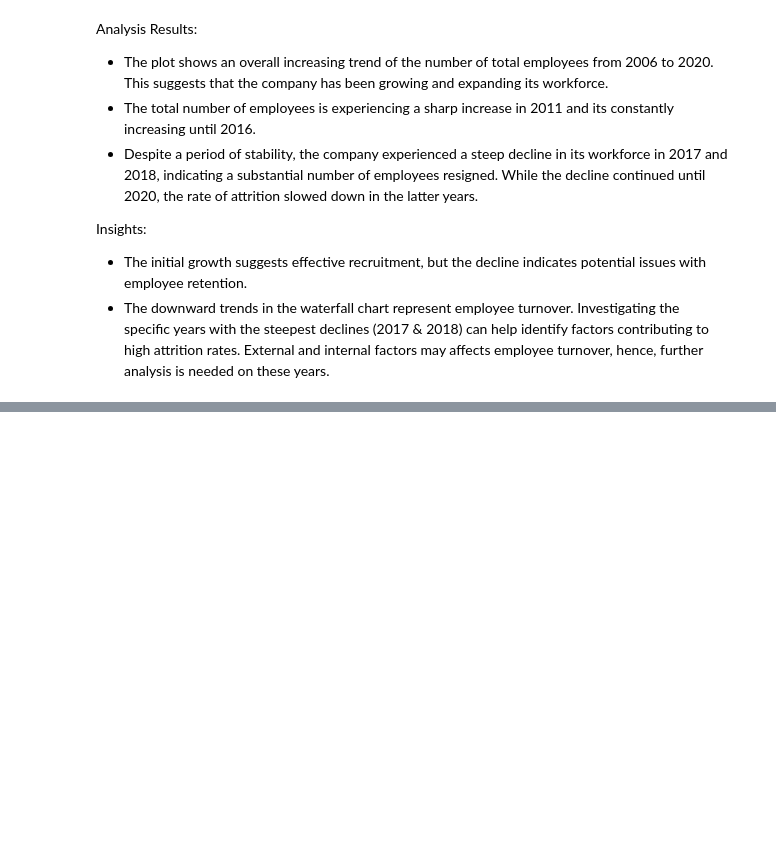
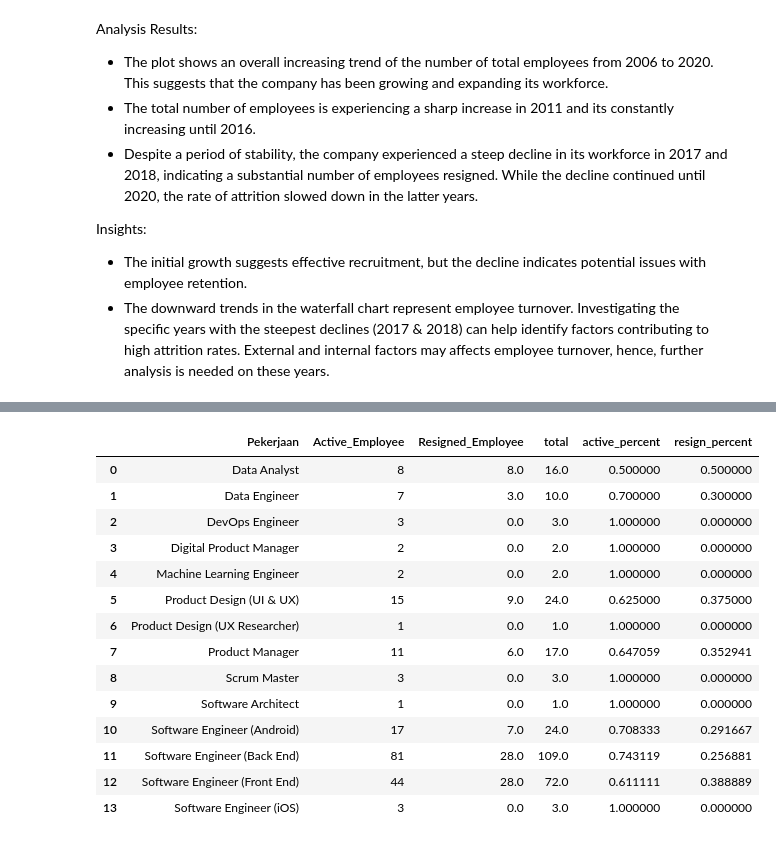
Before and after one commit to tsabitahkarimah/Portfolio, a Jupyter notebook: Project 3/Task 3.ipynb, the cells around one changed output, grey strips where cells are left out. Drawn from its saved outputs; the diff is of its cells as text; code cells hidden in the pictures; blank space fills up the shorter version.

```diff
--- a/Project 3/Task 3.ipynb
+++ b/Project 3/Task 3.ipynb
@@ -269,0 +289,12 @@ Insights:
+# %%
+# Create data frame for employees who are already resigned and still active
+Resign_no = df[df['Year_Resign'].isnull()]
+Resign_yes = df[df['Year_Resign'].notnull()]
+# %%
+# Aggregate the dataframe based on job position
+resign_yes_job = Resign_yes.groupby('Pekerjaan').size().reset_index(name='Count')
+resign_no_job = Resign_no.groupby('Pekerjaan').size().reset_index(name='Count')
+
+print('Job position for Resigned Employees', resign_yes_job)
+print("-" * 100)
+print('Job position for Active Employees',resign_no_job)
@@ -269,0 +319,24 @@ Insights:
+# %%
+Pekerjaan_yes_no = pd.merge(resign_no_job, resign_yes_job, left_on='Pekerjaan', right_on='Pekerjaan', how='outer')
+Pekerjaan_yes_no = Pekerjaan_yes_no.fillna(0)
+Pekerjaan_yes_no = Pekerjaan_yes_no.rename(columns={'Count_x': 'Active_Employee', 'Count_y': 'Resigned_Employee'})
+Pekerjaan_yes_no['total'] = Pekerjaan_yes_no['Active_Employee'] + Pekerjaan_yes_no['Resigned_Employee']
+Pekerjaan_yes_no['active_percent'] = Pekerjaan_yes_no['Active_Employee']/Pekerjaan_yes_no['total']
+Pekerjaan_yes_no['resign_percent'] = Pekerjaan_yes_no['Resigned_Employee']/Pekerjaan_yes_no['total']
+Pekerjaan_yes_no
+# %% [output]
+|  | Pekerjaan | Active_Employee | Resigned_Employee | total | active_percent | resign_percent |
+| 0 | Data Analyst | 8 | 8.0 | 16.0 | 0.500000 | 0.500000 |
+| 1 | Data Engineer | 7 | 3.0 | 10.0 | 0.700000 | 0.300000 |
+| 2 | DevOps Engineer | 3 | 0.0 | 3.0 | 1.000000 | 0.000000 |
+| 3 | Digital Product Manager | 2 | 0.0 | 2.0 | 1.000000 | 0.000000 |
+| 4 | Machine Learning Engineer | 2 | 0.0 | 2.0 | 1.000000 | 0.000000 |
+| 5 | Product Design (UI & UX) | 15 | 9.0 | 24.0 | 0.625000 | 0.375000 |
+| 6 | Product Design (UX Researcher) | 1 | 0.0 | 1.0 | 1.000000 | 0.000000 |
+| 7 | Product Manager | 11 | 6.0 | 17.0 | 0.647059 | 0.352941 |
+| 8 | Scrum Master | 3 | 0.0 | 3.0 | 1.000000 | 0.000000 |
+| 9 | Software Architect | 1 | 0.0 | 1.0 | 1.000000 | 0.000000 |
+| 10 | Software Engineer (Android) | 17 | 7.0 | 24.0 | 0.708333 | 0.291667 |
+| 11 | Software Engineer (Back End) | 81 | 28.0 | 109.0 | 0.743119 | 0.256881 |
+| 12 | Software Engineer (Front End) | 44 | 28.0 | 72.0 | 0.611111 | 0.388889 |
+| 13 | Software Engineer (iOS) | 3 | 0.0 | 3.0 | 1.000000 | 0.000000 |
```
Also changed, not shown: parts of 10 cells of this notebook, 2 other files.
